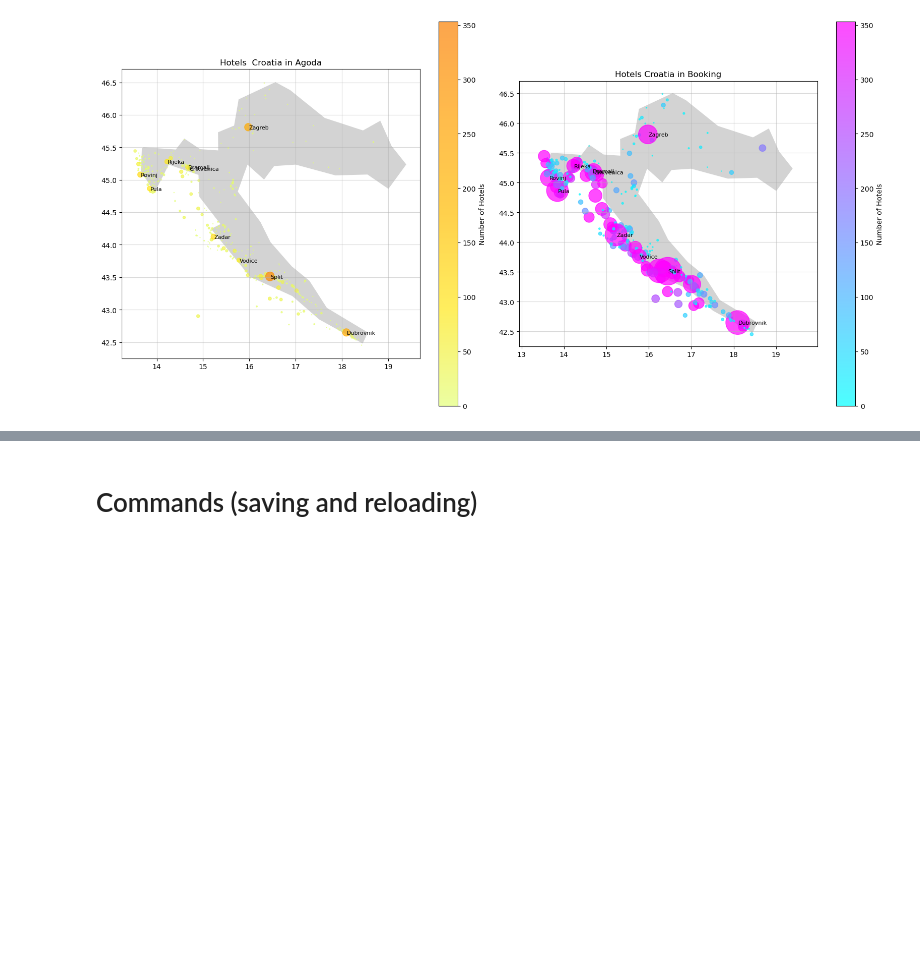
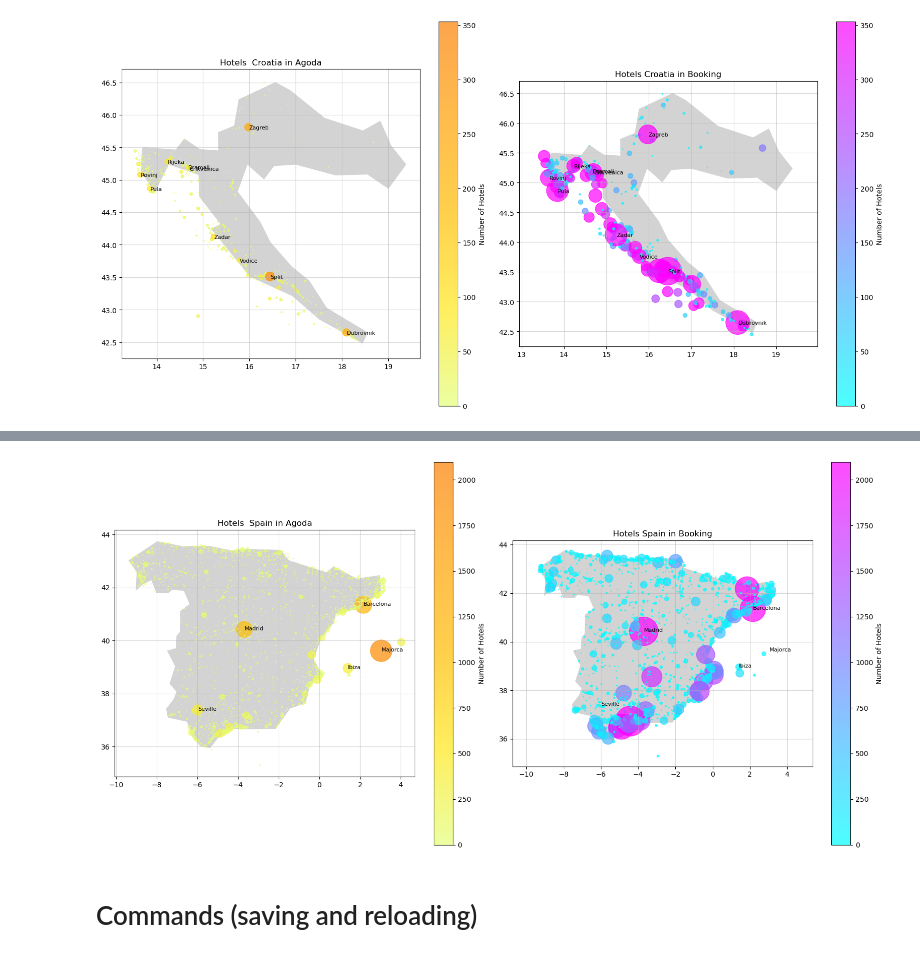
Before and after one commit to sborto86/project-II-pipelines, a Jupyter notebook: enriching-and-cleaning.ipynb, the cells around one changed output, grey strips where cells are left out. Drawn from its saved outputs; the diff is of its cells as text; code cells hidden in the pictures; blank space fills up the shorter version.

```diff
--- a/enriching-and-cleaning.ipynb
+++ b/enriching-and-cleaning.ipynb
@@ -238,3 +254,14 @@ spain_comp = pl.country_comp(spain, "Spain")
+# %%
+#Removing one small town that gerate a Nan value
+spain = spain.dropna(axis = 0, how = 'any')
+#Coverting booking column to
+spain.booking_num = spain.booking_num.astype("int64")
+#Removing canary islands
+spain2 = spain[spain.latitude > 35]
+spain2 = spain2.reset_index()
+spain_comp = pl.country_comp(spain2, "Spain")
+# %% [output]
+[figure, added]
 # %% [markdown]
 # Commands (saving and reloading)
 # %%
```
Also changed, not shown: parts of 6 cells of this notebook, 3 other files.
